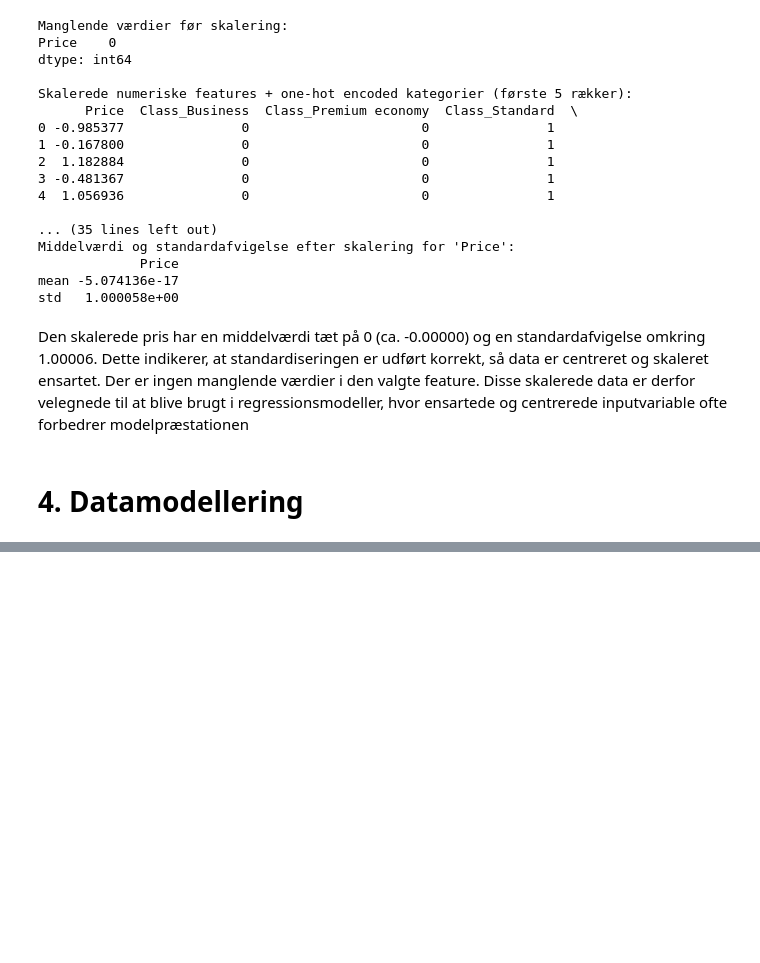
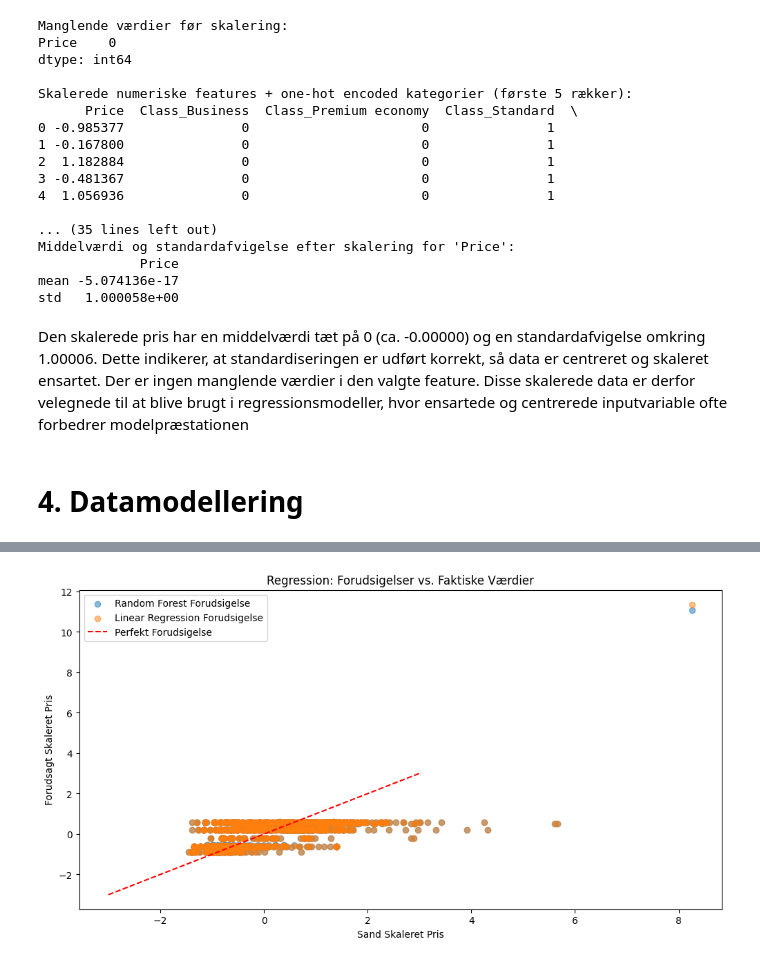
Before and after one commit to AllanChandler/BI-Exam, a Jupyter notebook: Notebook/Spørgsmål 4.ipynb, the cells around one changed output, grey strips where cells are left out. Saved outputs shown, nothing was run; the diff lists cells and outputs as text; code cells hidden in the pictures; blank space fills up the shorter version.

```diff
--- a/Notebook/Spørgsmål 4.ipynb
+++ b/Notebook/Spørgsmål 4.ipynb
@@ -514,0 +529,97 @@ Den skalerede pris har en middelværdi tæt på 0 (ca. -0.00000) og en standarda
+# %%
+# Forbereder input (features) og target (pris) til regression
+# Fjerner 'Price' kolonnen fra features og gemmer den som targetvariabel
+X_reg = dfNumeric.drop(columns=['Price'], errors='ignore')
+y_reg = dfNumeric['Price']
+
+# Splitter data i trænings og testdatasæt
+# Stratify sikrer, at fordelingen af 'class' bevares i begge datasæt
+X_train_reg, X_test_reg, y_train_reg, y_test_reg = train_test_split(
+    X_reg, y_reg, test_size=0.2, random_state=42, stratify=df['class']
+)
+
+# Random Forest Regression
+# Initialiser og træn Random Forest-regressionsmodel på træningsdata
+rf = RandomForestRegressor(random_state=42)
+rf.fit(X_train_reg, y_train_reg)
+
+# Forudsiger priser på testdatasættet
+y_pred_rf = rf.predict(X_test_reg)
+
+# Beregner evalueringsmetrikker for Random Forest-modellen
+mse_rf = mean_squared_error(y_test_reg, y_pred_rf)
+rmse_rf = np.sqrt(mse_rf)
+mae_rf = mean_absolute_error(y_test_reg, y_pred_rf)
+r2_rf = r2_score(y_test_reg, y_pred_rf)
+
+# Udskriver resultater for Random Forest Regression
+print("RandomForestRegressor Regression")
+print(f"MSE: {mse_rf:.2f}")
+print(f"RMSE: {rmse_rf:.2f}")
+print(f"MAE: {mae_rf:.2f}")
+print(f"R²: {r2_rf:.2f}\n")
+
+# Linear Regression
+# Initialiserer og træner lineær regressionsmodel på samme træningsdata
+lr = LinearRegression()
+lr.fit(X_train_reg, y_train_reg)
+
+# Forudsiger priser med den lineære model på testdatasættet
+y_pred_lr = lr.predict(X_test_reg)
+
+# Beregn evalueringsmetrikker for Linear Regression-modellen
+mse_lr = mean_squared_error(y_test_reg, y_pred_lr)
+rmse_lr = np.sqrt(mse_lr)
+mae_lr = mean_absolute_error(y_test_reg, y_pred_lr)
+r2_lr = r2_score(y_test_reg, y_pred_lr)
+
+# Udskriver resultater for Linear Regression
+print("LinearRegression Regression")
+print(f"MSE: {mse_lr:.2f}")
+print(f"RMSE: {rmse_lr:.2f}")
+print(f"MAE: {mae_lr:.2f}")
+print(f"R²: {r2_lr:.2f}\n")
+
+# Klassefordeling
+# Udskriver fordelingen af klasser i det oprindelige datasæt
+print("Klassefordeling")
+print(df['class'].value_counts())
+
+# Visualisering af forudsigelser vs. faktiske værdier
+plt.figure(figsize=(12,6))
+plt.scatter(y_test_reg, y_pred_rf, alpha=0.5, label='Random Forest Forudsigelse')
+plt.scatter(y_test_reg, y_pred_lr, alpha=0.5, label='Linear Regression Forudsigelse')
+plt.plot([-3,3], [-3,3], 'r--', label='Perfekt Forudsigelse')  # Linje for perfekt sammenfald mellem forudsagt og sand pris
+plt.xlabel('Sand Skaleret Pris')
+plt.ylabel('Forudsagt Skaleret Pris')
+plt.title('Regression: Forudsigelser vs. Faktiske Værdier')
+plt.legend()
+plt.show()
+
+# Invers transform af skalerede priser
+# For at kunne tolke priserne i deres oprindelige skala konverteres 'Price' tilbage
+df_analysis = dfNumeric.copy()
+df_analysis['Price'] = scaler.inverse_transform(df_analysis[['Price']])
+
+# Tilføjer kategoriske variable tilbage for gruppering
+df_analysis['class'] = df['class']
+df_analysis['airline'] = df['airline']
+
+# Beregner gennemsnitlig pris per flyselskab og billetklasse
+price_comparison = df_analysis.groupby(['airline', 'class'])['Price'].mean().unstack()
+
+# Udskriver tabel over gennemsnitlige priser pr. klasse og flyselskab
+print("Gennemsnitlig pris per klasse og flyselskab:")
+print(price_comparison)
+
+# Visualisering af prisvariation
+plt.figure(figsize=(14,6))
+price_comparison.plot(kind='bar', figsize=(14,6))
+plt.title('Prisvariation mellem klasser for hvert flyselskab')
+plt.ylabel('Gennemsnitlig Pris')
+plt.xlabel('Flyselskab')
+plt.xticks(rotation=45)
+plt.legend(title='Klasse')
+plt.tight_layout()
+plt.show()
+# %% [output]
@@ -514,0 +644 @@ Den skalerede pris har en middelværdi tæt på 0 (ca. -0.00000) og en standarda
+[figure, added]
```
Also changed, not shown: parts of 17 cells of this notebook, 7 other files.
